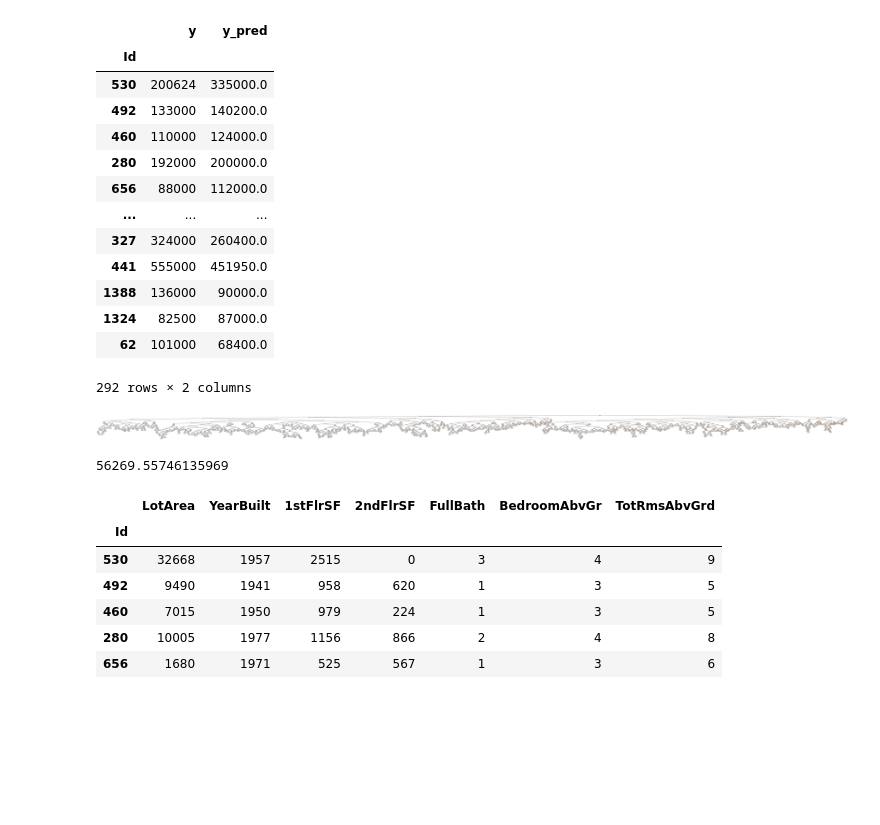
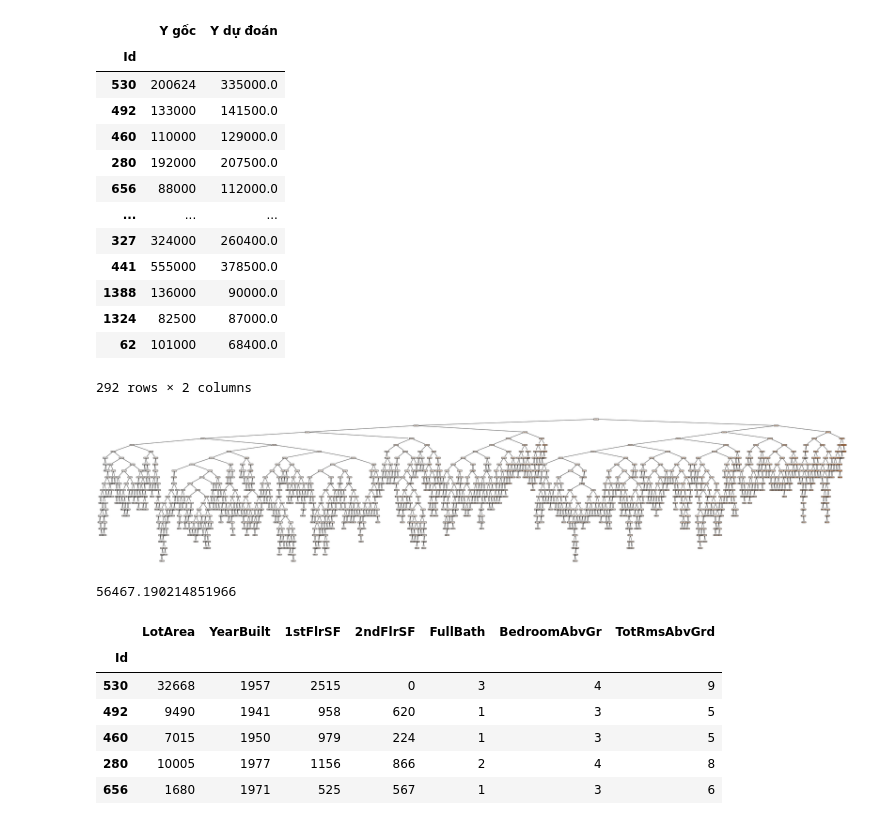
Before and after one commit to thinhtaungam/Github_tutorial, a Jupyter notebook: House_price.ipynb, the cells around one changed output. Cells and saved outputs as stored; diff of their text form; code cells hidden in the pictures; blank space fills up the shorter version.

```diff
--- a/House_price.ipynb
+++ b/House_price.ipynb
@@ -66,24 +78,24 @@ X_train,X_test,y_train,y_test = train_test_split(X,y,random_state=0,train_size=0
 # Trainning model
 from sklearn.tree import DecisionTreeRegressor
 
-my_tree = DecisionTreeRegressor()
+my_tree = DecisionTreeRegressor(random_state=0)
 
 my_tree.fit(X_train, y_train)
 
 y_predict = my_tree.predict(X_test)
 
-pd.DataFrame({'y' : y_test ,'y_pred':y_predict })
+pd.DataFrame({'Y gốc ' : y_test ,'Y dự đoán ':y_predict })
 # %% [output]
-|  | y | y_pred |
+|  | Y gốc | Y dự đoán |
 | Id |  |  |
 | 530 | 200624 | 335000.0 |
-| 492 | 133000 | 140200.0 |
-| 460 | 110000 | 124000.0 |
-| 280 | 192000 | 200000.0 |
+| 492 | 133000 | 141500.0 |
+| 460 | 110000 | 129000.0 |
+| 280 | 192000 | 207500.0 |
 | 656 | 88000 | 112000.0 |
 | ... | ... | ... |
 | 327 | 324000 | 260400.0 |
-| 441 | 555000 | 451950.0 |
+| 441 | 555000 | 378500.0 |
 | 1388 | 136000 | 90000.0 |
 | 1324 | 82500 | 87000.0 |
 | 62 | 101000 | 68400.0 |
@@ -91,22 +103,23 @@ pd.DataFrame({'y' : y_test ,'y_pred':y_predict })
 # %%
 # Vẽ biểu đồ
 from sklearn import tree
 import matplotlib.pyplot as plt
-fig = plt.figure(figsize=(150,5))
+fig = plt.figure(figsize=(50,10))
 
-_ = tree.plot_tree(my_tree, feature_names=['LotArea','YearBuilt','1stFlrSF','2ndFlrSF','FullBath','BedroomAbvGr','TotRmsAbvGrd'], class_names=['SalePrice'],filled = True )
+_ = tree.plot_tree(my_tree, feature_names=features, class_names=['SalePrice'],filled = True )
 # %% [output]
-[figure, old version]
+[figure, new version]
 # %%
 # Đánh giá mô hình
 from sklearn.metrics import mean_squared_error
 import math
 MSE = mean_squared_error(y_test, y_predict)
-RMSE = math.sqrt(MSE)
+RMSE = mean_squared_error(y_test, y_predict, squared=False)
+
 
 print(RMSE)
 # %% [output]
-56269.55746135969
+56467.190214851966
 # %%
 X_test.head()
 # %% [output]
```
Also changed, not shown: parts of 9 cells of this notebook.
